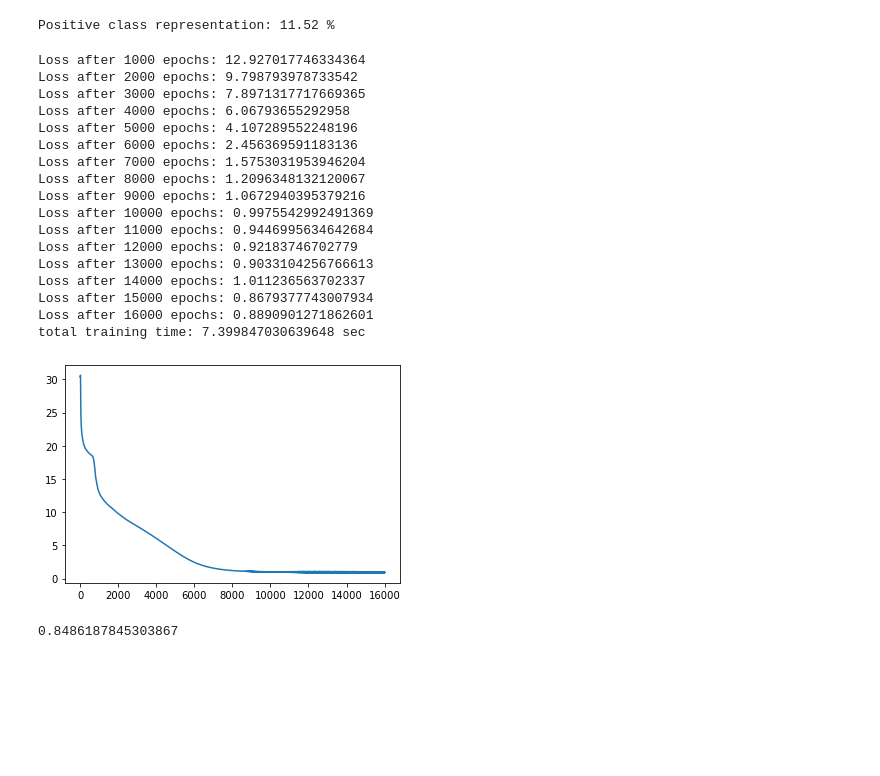
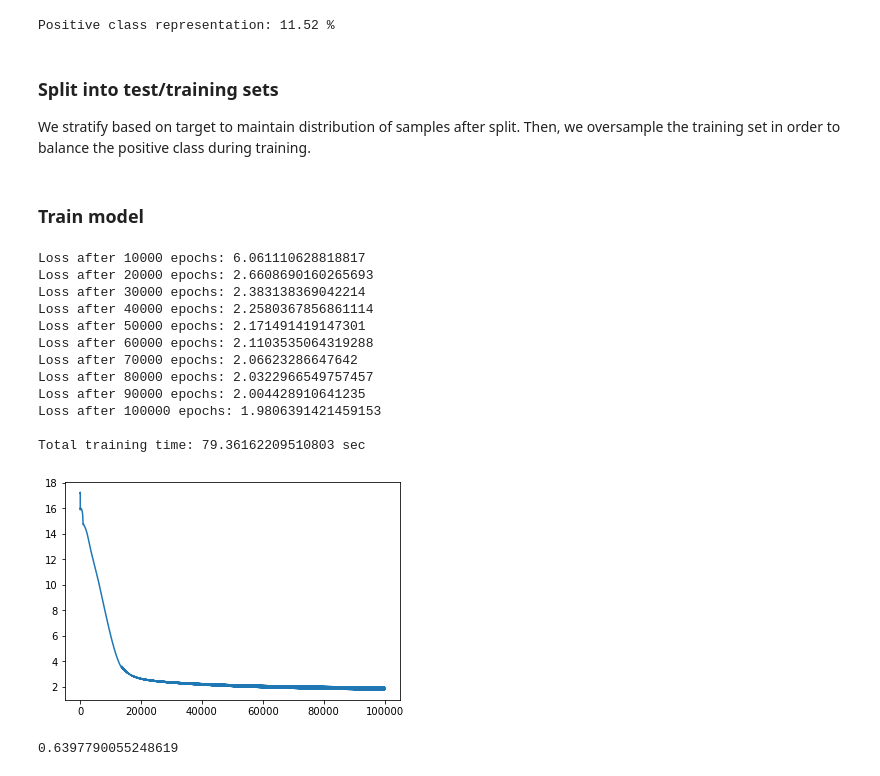
Before and after one commit to wcneill/ml-from-scratch, a Jupyter notebook: logregression/logreg.ipynb, the cells around one changed output. Drawn from its saved outputs; the diff is of its cells as text; code cells hidden in the pictures; blank space fills up the shorter version.

```diff
--- a/logregression/logreg.ipynb
+++ b/logregression/logreg.ipynb
@@ -75,34 +72,40 @@ X_train, X_test, y_train, y_test = train_test_split(X, y, test_size=0.2, random_
+# %% [markdown]
+### Split into test/training sets
+We stratify based on target to maintain distribution of samples after split. Then, we oversample the training set in order to balance the positive class during training.
+# %%
+X_train, X_test, y_train, y_test = train_test_split(X, y, test_size=0.2, random_state=0, stratify=y)
+
+# positive class is under represented, so generate synthetic training data via SMOTE
+oversampler = SMOTE()
+X_smote, y_smote = oversampler.fit_resample(X_train, y_train)
+# %% [markdown]
+### Train model
 # %%
 # create logistic regression model using all variables
 regressor = logreg.BinaryLogisticRegression(X.shape[-1])
 
 # train logistic regression model
-epochs = 16000
+epochs = 100000
 start = time.time()
-loss = regressor.train(X_train, y_train, epochs=epochs, lr=1e-5, print_every=1000)
+loss = regressor.train(X_smote, y_smote, epochs=epochs, lr=5e-6, print_every=10000)
 end = time.time()
-print(f'total training time: {end - start} sec')
+print(f'\nTotal training time: {end - start} sec')
 
 # plot average loss per epoch
 sns.lineplot(x=range(epochs), y=loss)
 plt.show()
 # %% [output]
-Loss after 1000 epochs: 12.927017746334364
-Loss after 2000 epochs: 9.798793978733542
-Loss after 3000 epochs: 7.8971317717669365
-Loss after 4000 epochs: 6.06793655292958
-Loss after 5000 epochs: 4.107289552248196
-Loss after 6000 epochs: 2.456369591183136
-Loss after 7000 epochs: 1.5753031953946204
-Loss after 8000 epochs: 1.2096348132120067
-Loss after 9000 epochs: 1.0672940395379216
-Loss after 10000 epochs: 0.9975542992491369
-Loss after 11000 epochs: 0.9446995634642684
-Loss after 12000 epochs: 0.92183746702779
-Loss after 13000 epochs: 0.9033104256766613
-Loss after 14000 epochs: 1.011236563702337
-Loss after 15000 epochs: 0.8679377743007934
-Loss after 16000 epochs: 0.8890901271862601
-total training time: 7.399847030639648 sec
+Loss after 10000 epochs: 6.061110628818817
+Loss after 20000 epochs: 2.6608690160265693
+Loss after 30000 epochs: 2.383138369042214
+Loss after 40000 epochs: 2.2580367856861114
+Loss after 50000 epochs: 2.171491419147301
+Loss after 60000 epochs: 2.1103535064319288
+Loss after 70000 epochs: 2.06623286647642
+Loss after 80000 epochs: 2.0322966549757457
+Loss after 90000 epochs: 2.004428910641235
+Loss after 100000 epochs: 1.9806391421459153
+
+Total training time: 79.36162209510803 sec
-[figure, old version]
+[figure, new version]
 # %%
@@ -111,5 +114,5 @@ prediction = [1 if y > 0.5 else 0 for y in y_hat]
 # %%
 # accuracy:
-(y_test == prediction).mean()
+(y_test == predictions).mean()
 # %% [output]
-0.8486187845303867
+0.6397790055248619
```
Also changed, not shown: parts of 7 cells of this notebook, 1 other file.
